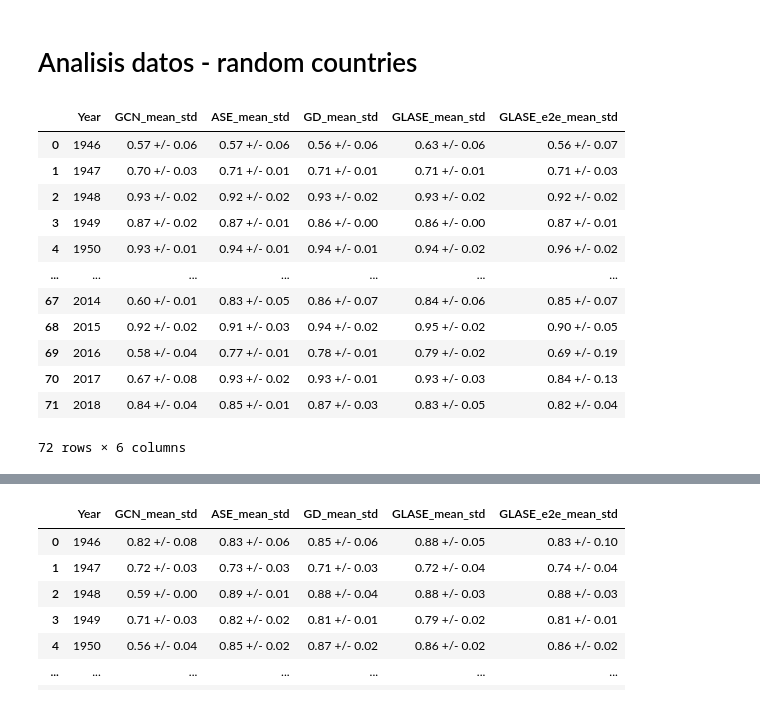
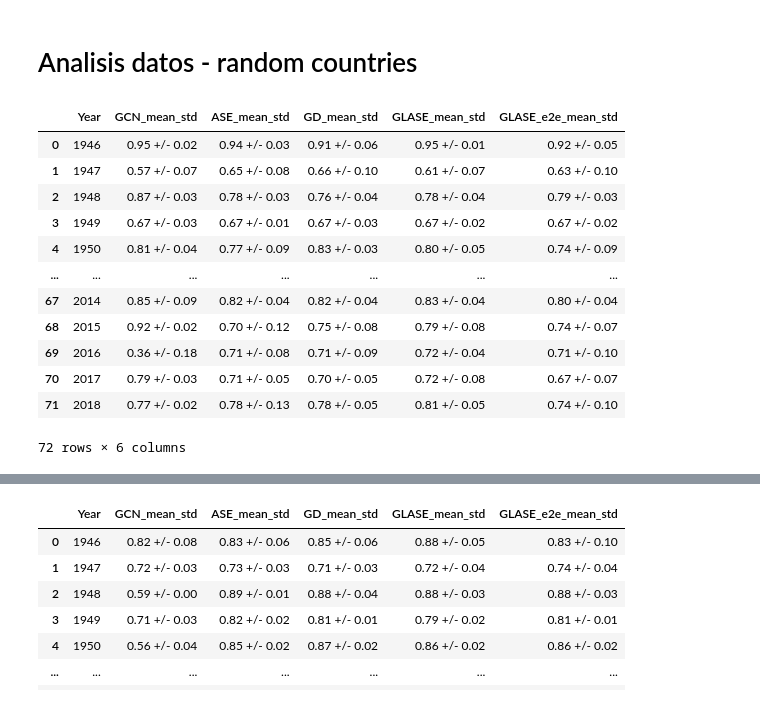
Before and after one commit to sofiperez91/LASE, a Jupyter notebook: notebooks/bipartite_link_prediction_onu_v2.ipynb, the cells around one changed output, grey strips where cells are left out. Saved outputs shown, nothing was run; the diff lists cells and outputs as text; code cells hidden in the pictures.

```diff
--- a/notebooks/bipartite_link_prediction_onu_v2.ipynb
+++ b/notebooks/bipartite_link_prediction_onu_v2.ipynb
@@ -1354,7 +1379,7 @@ import ast
 import numpy as np
 
 # Specify the path to your CSV file
-csv_file_path = 'original_feat_e2e.csv'
+csv_file_path = 'original_feat_selected_e2e_GT.csv'
 
 # Read the CSV file into a pandas DataFrame
 df = pd.read_csv(csv_file_path, sep=';', header=None, names = ['Year', 'masked_countries' ,'masked_resolutions', 'GCN', 'ASE', 'GD_GRDPG', 'GLASE','GLASE_e2e'])
@@ -1363,42 +1388,42 @@ df = pd.read_csv(csv_file_path, sep=';', header=None, names = ['Year', 'masked_c
 df['GCN'] = df['GCN'].apply(lambda x: ast.literal_eval(x))
 df['ASE'] = df['ASE'].apply(lambda x: ast.literal_eval(x))
 df['GD_GRDPG'] = df['GD_GRDPG'].apply(lambda x: ast.literal_eval(x))
 df['GLASE'] = df['GLASE'].apply(lambda x: ast.literal_eval(x))
 df['GLASE_e2e'] = df['GLASE_e2e'].apply(lambda x: ast.literal_eval(x))
 
 # Create a new column with the mean value of each list in 'Column1'
 df['GCN_mean'] = df['GCN'].apply(lambda x: sum(x) / len(x))
 df['ASE_mean'] = df['ASE'].apply(lambda x: sum(x) / len(x))
 df['GD_mean'] = df['GD_GRDPG'].apply(lambda x: sum(x) / len(x))
 df['GLASE_mean'] = df['GLASE'].apply(lambda x: sum(x) / len(x))
 df['GLASE_e2e_mean'] = df['GLASE_e2e'].apply(lambda x: sum(x) / len(x))
 
 df['GCN_std'] = df['GCN'].apply(lambda x: np.std(x))
 df['ASE_std'] = df['ASE'].apply(lambda x: np.std(x))
 df['GD_std'] = df['GD_GRDPG'].apply(lambda x: np.std(x))
 df['GLASE_std'] = df['GLASE'].apply(lambda x: np.std(x))
 df['GLASE_e2e_std'] = df['GLASE_e2e'].apply(lambda x: np.std(x))
 
 df['GCN_mean_std'] = df.apply(lambda row: f"{row['GCN_mean']:.2f} +/- {row['GCN_std']:.2f}", axis=1)
 df['ASE_mean_std'] = df.apply(lambda row: f"{row['ASE_mean']:.2f} +/- {row['ASE_std']:.2f}", axis=1)
 df['GD_mean_std'] = df.apply(lambda row: f"{row['GD_mean']:.2f} +/- {row['GD_std']:.2f}", axis=1)
 df['GLASE_mean_std'] = df.apply(lambda row: f"{row['GLASE_mean']:.2f} +/- {row['GLASE_std']:.2f}", axis=1)
 df['GLASE_e2e_mean_std'] = df.apply(lambda row: f"{row['GLASE_e2e_mean']:.2f} +/- {row['GLASE_e2e_std']:.2f}", axis=1)
 
 
 
 df[['Year','GCN_mean_std', 'ASE_mean_std', 'GD_mean_std', 'GLASE_mean_std','GLASE_e2e_mean_std']]
 # %% [output]
 |  | Year | GCN_mean_std | ASE_mean_std | GD_mean_std | GLASE_mean_std | GLASE_e2e_mean_std |
-| 0 | 1946 | 0.57 +/- 0.06 | 0.57 +/- 0.06 | 0.56 +/- 0.06 | 0.63 +/- 0.06 | 0.56 +/- 0.07 |
-| 1 | 1947 | 0.70 +/- 0.03 | 0.71 +/- 0.01 | 0.71 +/- 0.01 | 0.71 +/- 0.01 | 0.71 +/- 0.03 |
-| 2 | 1948 | 0.93 +/- 0.02 | 0.92 +/- 0.02 | 0.93 +/- 0.02 | 0.93 +/- 0.02 | 0.92 +/- 0.02 |
-| 3 | 1949 | 0.87 +/- 0.02 | 0.87 +/- 0.01 | 0.86 +/- 0.00 | 0.86 +/- 0.00 | 0.87 +/- 0.01 |
-| 4 | 1950 | 0.93 +/- 0.01 | 0.94 +/- 0.01 | 0.94 +/- 0.01 | 0.94 +/- 0.02 | 0.96 +/- 0.02 |
+| 0 | 1946 | 0.95 +/- 0.02 | 0.94 +/- 0.03 | 0.91 +/- 0.06 | 0.95 +/- 0.01 | 0.92 +/- 0.05 |
+| 1 | 1947 | 0.57 +/- 0.07 | 0.65 +/- 0.08 | 0.66 +/- 0.10 | 0.61 +/- 0.07 | 0.63 +/- 0.10 |
+| 2 | 1948 | 0.87 +/- 0.03 | 0.78 +/- 0.03 | 0.76 +/- 0.04 | 0.78 +/- 0.04 | 0.79 +/- 0.03 |
+| 3 | 1949 | 0.67 +/- 0.03 | 0.67 +/- 0.01 | 0.67 +/- 0.03 | 0.67 +/- 0.02 | 0.67 +/- 0.02 |
+| 4 | 1950 | 0.81 +/- 0.04 | 0.77 +/- 0.09 | 0.83 +/- 0.03 | 0.80 +/- 0.05 | 0.74 +/- 0.09 |
 | ... | ... | ... | ... | ... | ... | ... |
-| 67 | 2014 | 0.60 +/- 0.01 | 0.83 +/- 0.05 | 0.86 +/- 0.07 | 0.84 +/- 0.06 | 0.85 +/- 0.07 |
-| 68 | 2015 | 0.92 +/- 0.02 | 0.91 +/- 0.03 | 0.94 +/- 0.02 | 0.95 +/- 0.02 | 0.90 +/- 0.05 |
-| 69 | 2016 | 0.58 +/- 0.04 | 0.77 +/- 0.01 | 0.78 +/- 0.01 | 0.79 +/- 0.02 | 0.69 +/- 0.19 |
-| 70 | 2017 | 0.67 +/- 0.08 | 0.93 +/- 0.02 | 0.93 +/- 0.01 | 0.93 +/- 0.03 | 0.84 +/- 0.13 |
-| 71 | 2018 | 0.84 +/- 0.04 | 0.85 +/- 0.01 | 0.87 +/- 0.03 | 0.83 +/- 0.05 | 0.82 +/- 0.04 |
+| 67 | 2014 | 0.85 +/- 0.09 | 0.82 +/- 0.04 | 0.82 +/- 0.04 | 0.83 +/- 0.04 | 0.80 +/- 0.04 |
+| 68 | 2015 | 0.92 +/- 0.02 | 0.70 +/- 0.12 | 0.75 +/- 0.08 | 0.79 +/- 0.08 | 0.74 +/- 0.07 |
+| 69 | 2016 | 0.36 +/- 0.18 | 0.71 +/- 0.08 | 0.71 +/- 0.09 | 0.72 +/- 0.04 | 0.71 +/- 0.10 |
+| 70 | 2017 | 0.79 +/- 0.03 | 0.71 +/- 0.05 | 0.70 +/- 0.05 | 0.72 +/- 0.08 | 0.67 +/- 0.07 |
+| 71 | 2018 | 0.77 +/- 0.02 | 0.78 +/- 0.13 | 0.78 +/- 0.05 | 0.81 +/- 0.05 | 0.74 +/- 0.10 |
 72 rows × 6 columns
```
Also changed, not shown: parts of 15 cells of this notebook, 21 other files.
